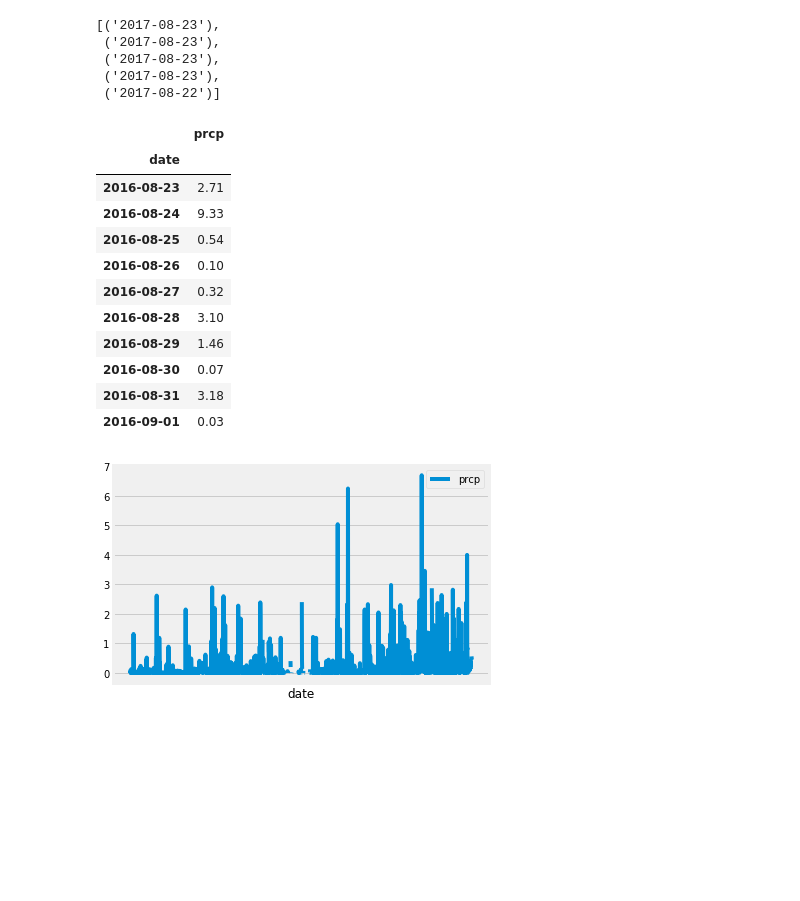
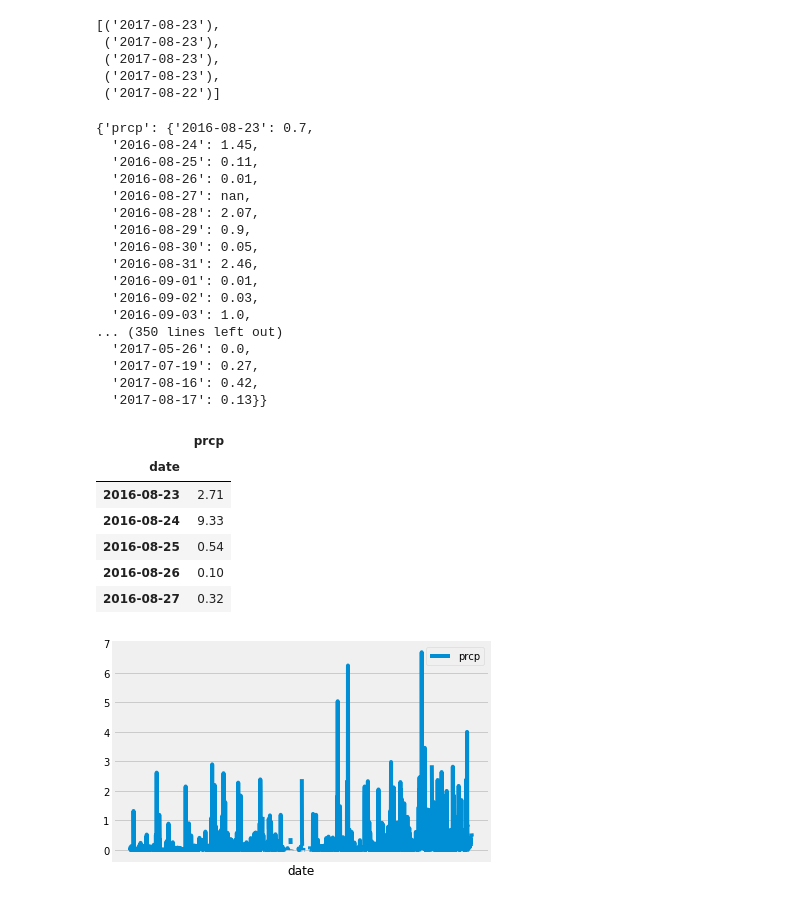
Before and after one commit to mjvillacresesn/Surfs-Up, a Jupyter notebook: climate_starter.ipynb, the cells around one changed output. Saved outputs shown, nothing was run; the diff lists cells and outputs as text; code cells hidden in the pictures; blank space fills up the shorter version.

```diff
--- a/climate_starter.ipynb
+++ b/climate_starter.ipynb
@@ -83,23 +84,38 @@ prcp_data = session.query(Measurement).filter(Measurement.date <= '2017-08-23').
 # 3.save the query results as a Pandas DataFrame
 precip_df = pd.read_sql_query(prcp_data.statement, session.bind)
 # %%
-# 3b.set the index to the date column
-date_index = precip_df[["date","prcp"]].set_index("date")
+# 3b.displays all data from columns: "date"(set as index), and "prcp"
+data_index = precip_df[["date","prcp"]].set_index("date")
+# %%
+data_index.to_dict()
+# %% [output]
+{'prcp': {'2016-08-23': 0.7,
+  '2016-08-24': 1.45,
+  '2016-08-25': 0.11,
+  '2016-08-26': 0.01,
+  '2016-08-27': nan,
+  '2016-08-28': 2.07,
+  '2016-08-29': 0.9,
+  '2016-08-30': 0.05,
+  '2016-08-31': 2.46,
+  '2016-09-01': 0.01,
+  '2016-09-02': 0.03,
+  '2016-09-03': 1.0,
+... (350 lines left out)
+  '2017-05-26': 0.0,
+  '2017-07-19': 0.27,
+  '2017-08-16': 0.42,
+  '2017-08-17': 0.13}}
 # %%
-# 4.sort the dataframe by date (sum == showcasing total amount of precipitation per day)
-date_index.groupby(["date"]).sum().head(10)
+# 4.sort the dataframe by date, and sum "prcp" data == showcasing total amount of precipitation per day
+date_index.groupby(["date"]).sum().head()
 # %% [output]
 |  | prcp |
 | date |  |
 | 2016-08-23 | 2.71 |
 | 2016-08-24 | 9.33 |
 | 2016-08-25 | 0.54 |
 | 2016-08-26 | 0.10 |
 | 2016-08-27 | 0.32 |
-| 2016-08-28 | 3.10 |
-| 2016-08-29 | 1.46 |
-| 2016-08-30 | 0.07 |
-| 2016-08-31 | 3.18 |
-| 2016-09-01 | 0.03 |
 # %%
 # 5.use Pandas Plotting with Matplotlib to plot the data
```
Also changed, not shown: parts of 25 cells of this notebook.
